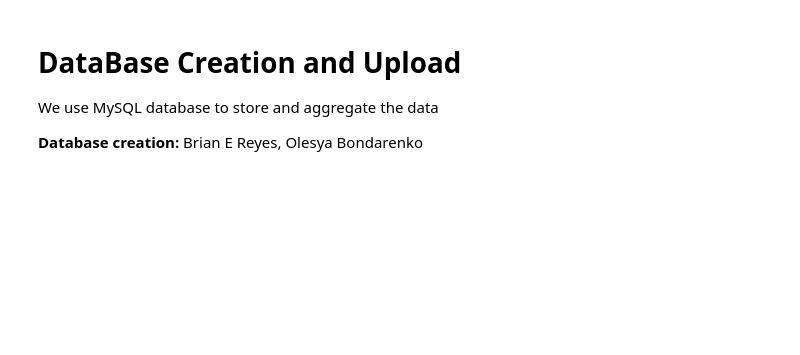
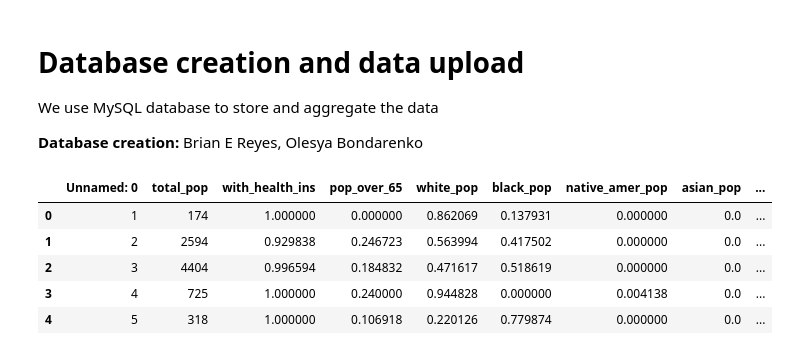
Before and after one commit to ovbondarenko/etl-project, a Jupyter notebook: main.ipynb, the cells around one changed output. Cells and saved outputs as stored; diff of their text form; code cells hidden in the pictures; blank space fills up the shorter version.

```diff
--- a/main.ipynb
+++ b/main.ipynb
@@ -279,6 +400,17 @@ census_demographics_df.head()
 # %% [markdown]
-# DataBase Creation and Upload
+# Database creation and data upload
 
 We use MySQL database to store and aggregate the data
 
 **Database creation:** Brian E Reyes, Olesya Bondarenko
+# %%
+# Load census data from csv file into dataframe
+census_final_df = pd.read_csv('data/city_health_demographics.csv', encoding="utf-8")
+census_final_df.head()
+# %% [output]
+|  | Unnamed: 0 | total_pop | with_health_ins | pop_over_65 | white_pop | black_pop | native_amer_pop | asian_pop | ... |
+| 0 | 1 | 174 | 1.000000 | 0.000000 | 0.862069 | 0.137931 | 0.000000 | 0.0 | ... |
+| 1 | 2 | 2594 | 0.929838 | 0.246723 | 0.563994 | 0.417502 | 0.000000 | 0.0 | ... |
+| 2 | 3 | 4404 | 0.996594 | 0.184832 | 0.471617 | 0.518619 | 0.000000 | 0.0 | ... |
+| 3 | 4 | 725 | 1.000000 | 0.240000 | 0.944828 | 0.000000 | 0.004138 | 0.0 | ... |
+| 4 | 5 | 318 | 1.000000 | 0.106918 | 0.220126 | 0.779874 | 0.000000 | 0.0 | ... |
```
Also changed, not shown: parts of 28 cells of this notebook, 2 other files.
